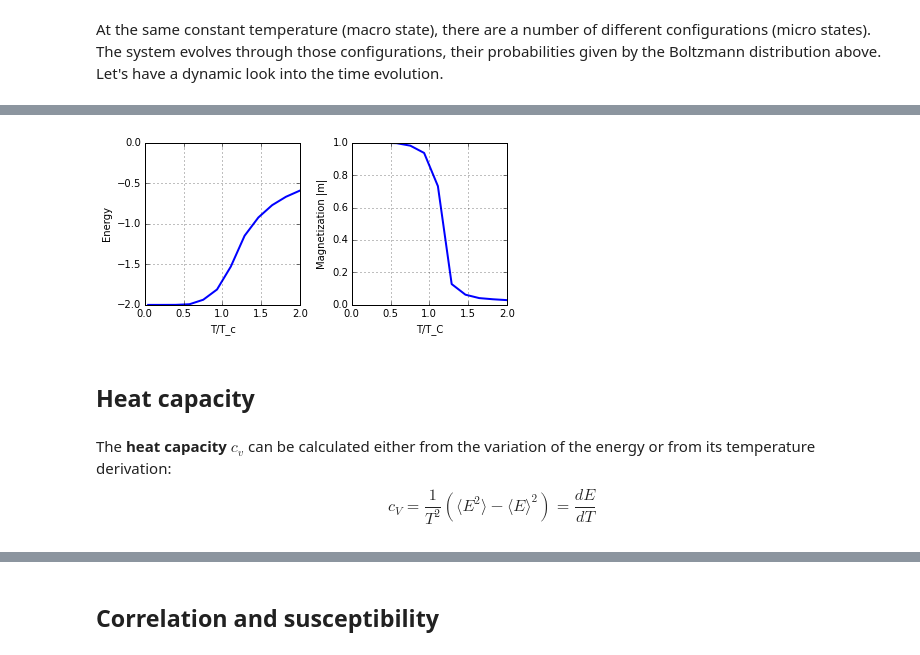
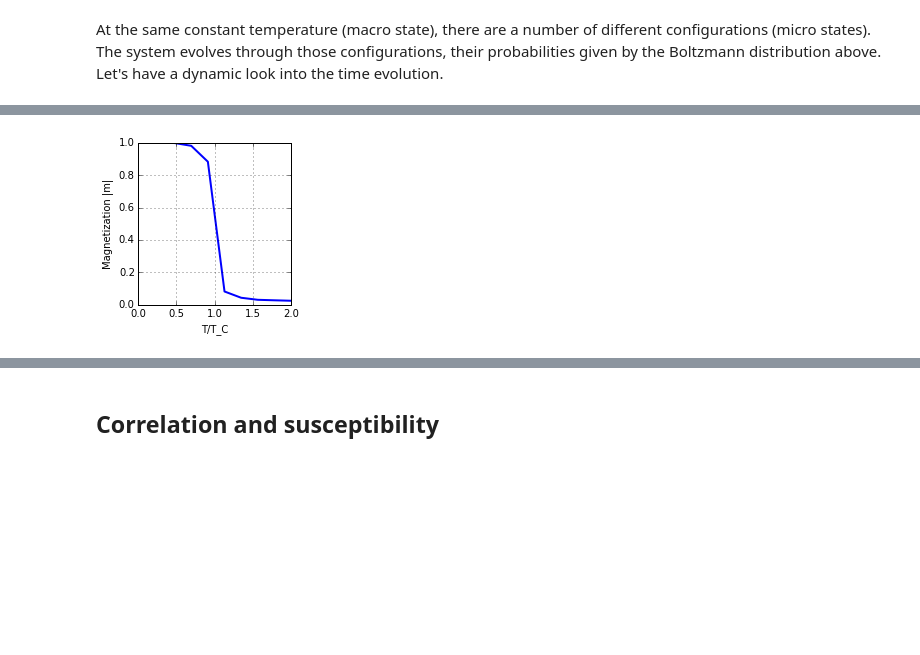
Before and after one commit to s9w/magneto, a Jupyter notebook: usage.ipynb, the cells around one changed output, grey strips where cells are left out. Cells and saved outputs as stored; diff of their text form; code cells hidden in the pictures; blank space fills up the shorter version.

```diff
--- a/usage.ipynb
+++ b/usage.ipynb
@@ -102,21 +155,12 @@ Tc = 2.0/np.log(1+np.sqrt(2))
 # %%
-fig = plt.figure(figsize=(6,3))
+# !ising -L=60 -TSteps=21 -N2=500 -mag=mag
+fig = plt.figure(figsize=(3,3))
 
-ax = fig.add_subplot(121, xlabel="T/T_c", ylabel="Energy", ylim=(-2,0), xlim=(0,2))
+ax = fig.add_subplot(111, xlabel="T/T_C", ylabel="Magnetization |m|", xlim=(0,2))
 ax.grid(True)
-T, E = np.loadtxt("ising_e.txt", delimiter=", ", unpack=True)
-ax.plot(T/Tc, E, lw=2)
-
-ax = fig.add_subplot(122, xlabel="T/T_C", ylabel="Magnetization |m|", xlim=(0,2))
-ax.grid(True)
-T, m = np.loadtxt("ising_m.txt",  delimiter=", ", unpack=True)
+T, m = np.loadtxt("mag.txt",  delimiter=", ", unpack=True)
 ax.plot(T/Tc, m, lw=2)
 
 fig.tight_layout()
 # %% [output]
-[figure, old version]
+[figure, new version]
-# %% [markdown]
-## Heat capacity
-# %% [markdown]
-The **heat capacity** $c_v$ can be calculated either from the variation of the energy or from its temperature derivation:
-$$c_V=\frac{1}{T^2}(\langle E^2\rangle - \langle E\rangle^2)=\frac{dE}{dT}$$
```
Also changed, not shown: parts of 33 cells of this notebook, 11 other files.
